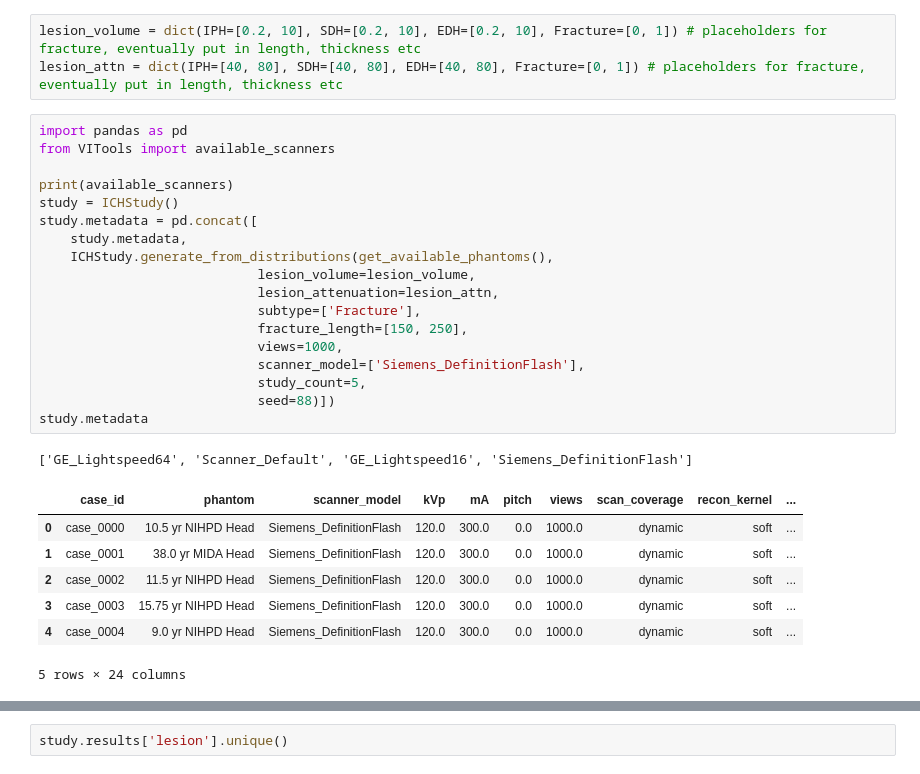
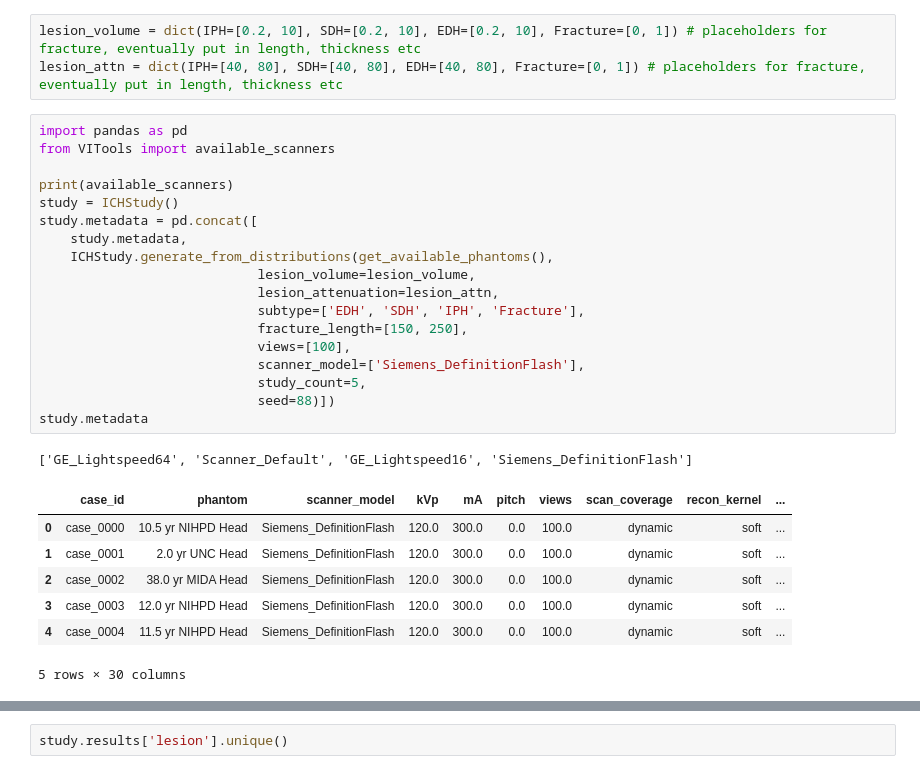
Before and after one commit to DIDSR/InSilicoICH, a Jupyter notebook: notebooks/03_studies.ipynb, the cells around one changed output, grey strips where cells are left out. Saved outputs shown, nothing was run; the diff lists cells and outputs as text.

```diff
--- a/notebooks/03_studies.ipynb
+++ b/notebooks/03_studies.ipynb
@@ -49,27 +65,27 @@ lesion_attn = dict(IPH=[40, 80], SDH=[40, 80], EDH=[40, 80], Fracture=[0, 1]) #
 # %%
 import pandas as pd
 from VITools import available_scanners
 
 print(available_scanners)
 study = ICHStudy()
 study.metadata = pd.concat([
     study.metadata,
     ICHStudy.generate_from_distributions(get_available_phantoms(),
                             lesion_volume=lesion_volume,
                             lesion_attenuation=lesion_attn,
-                            subtype=['Fracture'],
+                            subtype=['EDH', 'SDH', 'IPH', 'Fracture'],
                             fracture_length=[150, 250],
-                            views=1000,
+                            views=[100],
                             scanner_model=['Siemens_DefinitionFlash'],
                             study_count=5,
                             seed=88)])
 study.metadata
 # %% [output]
 ['GE_Lightspeed64', 'Scanner_Default', 'GE_Lightspeed16', 'Siemens_DefinitionFlash']
 |  | case_id | phantom | scanner_model | kVp | mA | pitch | views | scan_coverage | recon_kernel | ... |
-| 0 | case_0000 | 10.5 yr NIHPD Head | Siemens_DefinitionFlash | 120.0 | 300.0 | 0.0 | 1000.0 | dynamic | soft | ... |
-| 1 | case_0001 | 38.0 yr MIDA Head | Siemens_DefinitionFlash | 120.0 | 300.0 | 0.0 | 1000.0 | dynamic | soft | ... |
-| 2 | case_0002 | 11.5 yr NIHPD Head | Siemens_DefinitionFlash | 120.0 | 300.0 | 0.0 | 1000.0 | dynamic | soft | ... |
-| 3 | case_0003 | 15.75 yr NIHPD Head | Siemens_DefinitionFlash | 120.0 | 300.0 | 0.0 | 1000.0 | dynamic | soft | ... |
-| 4 | case_0004 | 9.0 yr NIHPD Head | Siemens_DefinitionFlash | 120.0 | 300.0 | 0.0 | 1000.0 | dynamic | soft | ... |
+| 0 | case_0000 | 10.5 yr NIHPD Head | Siemens_DefinitionFlash | 120.0 | 300.0 | 0.0 | 100.0 | dynamic | soft | ... |
+| 1 | case_0001 | 2.0 yr UNC Head | Siemens_DefinitionFlash | 120.0 | 300.0 | 0.0 | 100.0 | dynamic | soft | ... |
+| 2 | case_0002 | 38.0 yr MIDA Head | Siemens_DefinitionFlash | 120.0 | 300.0 | 0.0 | 100.0 | dynamic | soft | ... |
+| 3 | case_0003 | 12.0 yr NIHPD Head | Siemens_DefinitionFlash | 120.0 | 300.0 | 0.0 | 100.0 | dynamic | soft | ... |
+| 4 | case_0004 | 11.5 yr NIHPD Head | Siemens_DefinitionFlash | 120.0 | 300.0 | 0.0 | 100.0 | dynamic | soft | ... |
-5 rows × 24 columns
+5 rows × 30 columns
```
Also changed, not shown: parts of 8 cells of this notebook, 4 other files.
